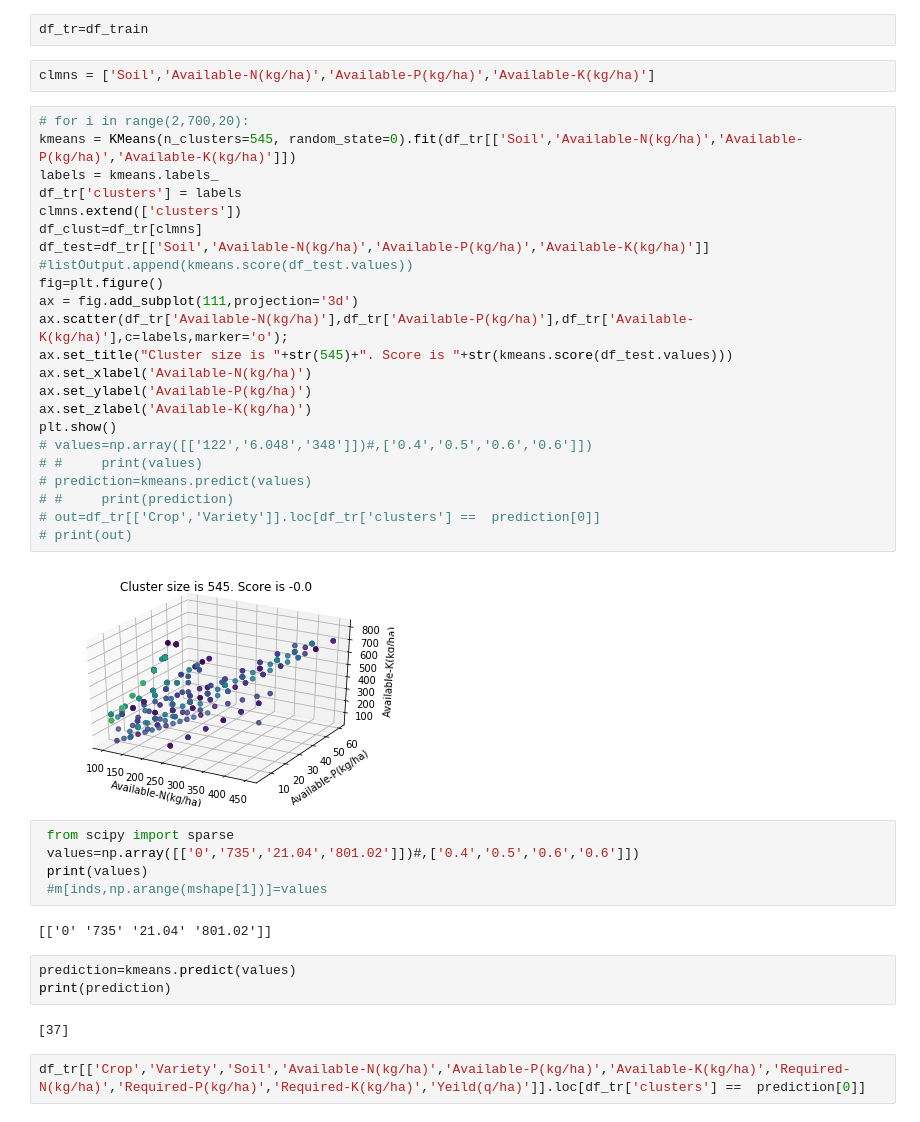
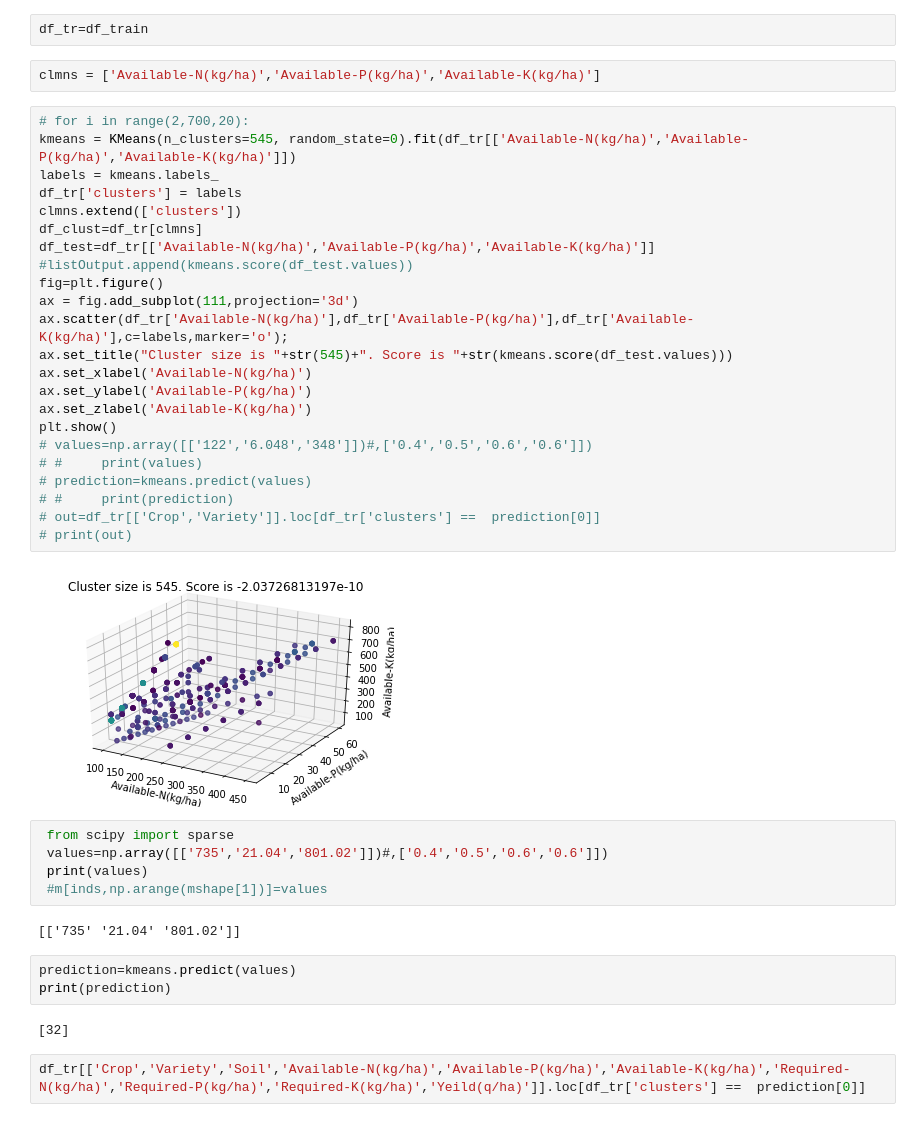
Before and after one commit to Catastrophe101/Ksetrapati-FarmMaestro, a Jupyter notebook: Module-2/Train_script_kmeans(Module-2).ipynb, the cells around one changed output. Cells and saved outputs as stored; diff of their text form.

```diff
--- a/Module-2/Train_script_kmeans(Module-2).ipynb
+++ b/Module-2/Train_script_kmeans(Module-2).ipynb
@@ -38,44 +20,44 @@ df_train.head
 # %%
 df_tr=df_train
 # %%
-clmns = ['Soil','Available-N(kg/ha)','Available-P(kg/ha)','Available-K(kg/ha)']
+clmns = ['Available-N(kg/ha)','Available-P(kg/ha)','Available-K(kg/ha)']
 # %%
 # for i in range(2,700,20):
-kmeans = KMeans(n_clusters=545, random_state=0).fit(df_tr[['Soil','Available-N(kg/ha)','Available-P(kg/ha)','Available-K(kg/ha)']])
+kmeans = KMeans(n_clusters=545, random_state=0).fit(df_tr[['Available-N(kg/ha)','Available-P(kg/ha)','Available-K(kg/ha)']])
 labels = kmeans.labels_
 df_tr['clusters'] = labels
 clmns.extend(['clusters'])
 df_clust=df_tr[clmns]
-df_test=df_tr[['Soil','Available-N(kg/ha)','Available-P(kg/ha)','Available-K(kg/ha)']]
+df_test=df_tr[['Available-N(kg/ha)','Available-P(kg/ha)','Available-K(kg/ha)']]
 #listOutput.append(kmeans.score(df_test.values))
 fig=plt.figure()
 ax = fig.add_subplot(111,projection='3d')
 ax.scatter(df_tr['Available-N(kg/ha)'],df_tr['Available-P(kg/ha)'],df_tr['Available-K(kg/ha)'],c=labels,marker='o');
 ax.set_title("Cluster size is "+str(545)+". Score is "+str(kmeans.score(df_test.values)))
 ax.set_xlabel('Available-N(kg/ha)')
 ax.set_ylabel('Available-P(kg/ha)')
 ax.set_zlabel('Available-K(kg/ha)')
 plt.show()
 # values=np.array([['122','6.048','348']])#,['0.4','0.5','0.6','0.6']])
 # #     print(values)
 # prediction=kmeans.predict(values)
 # #     print(prediction)
 # out=df_tr[['Crop','Variety']].loc[df_tr['clusters'] ==  prediction[0]]
 # print(out)
 # %% [output]
-[figure, old version]
+[figure, new version]
 # %%
  from scipy import sparse
- values=np.array([['0','735','21.04','801.02']])#,['0.4','0.5','0.6','0.6']])
+ values=np.array([['735','21.04','801.02']])#,['0.4','0.5','0.6','0.6']])
  print(values)
  #m[inds,np.arange(mshape[1])]=values
 # %% [output]
-[['0' '735' '21.04' '801.02']]
+[['735' '21.04' '801.02']]
 # %%
 prediction=kmeans.predict(values)
 print(prediction)
 # %% [output]
-[37]
+[32]
 # %%
 df_tr[['Crop','Variety','Soil','Available-N(kg/ha)','Available-P(kg/ha)','Available-K(kg/ha)','Required-N(kg/ha)','Required-P(kg/ha)','Required-K(kg/ha)','Yeild(q/ha)']].loc[df_tr['clusters'] ==  prediction[0]]
 # %% [output]
```
Also changed, not shown: parts of 2 cells of this notebook, 20 other files.
